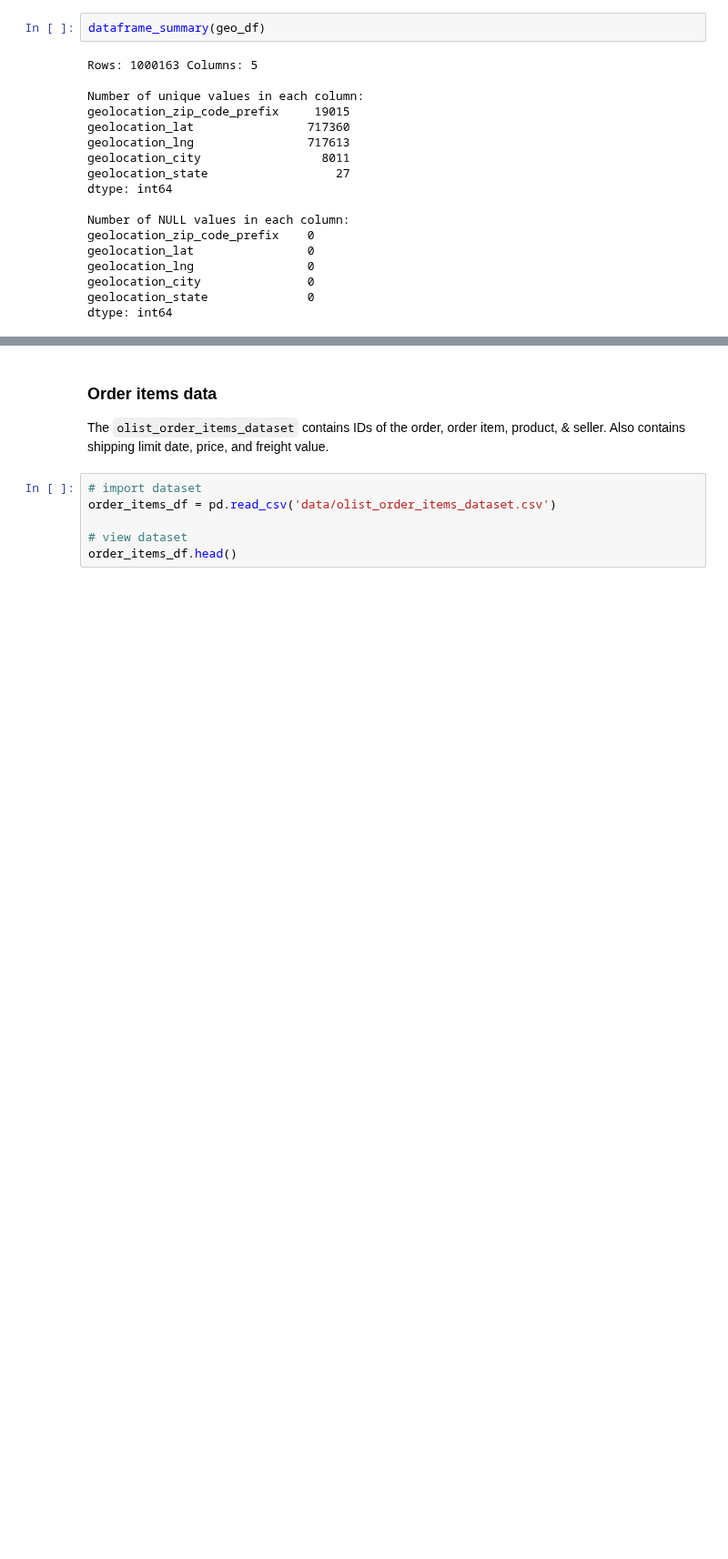
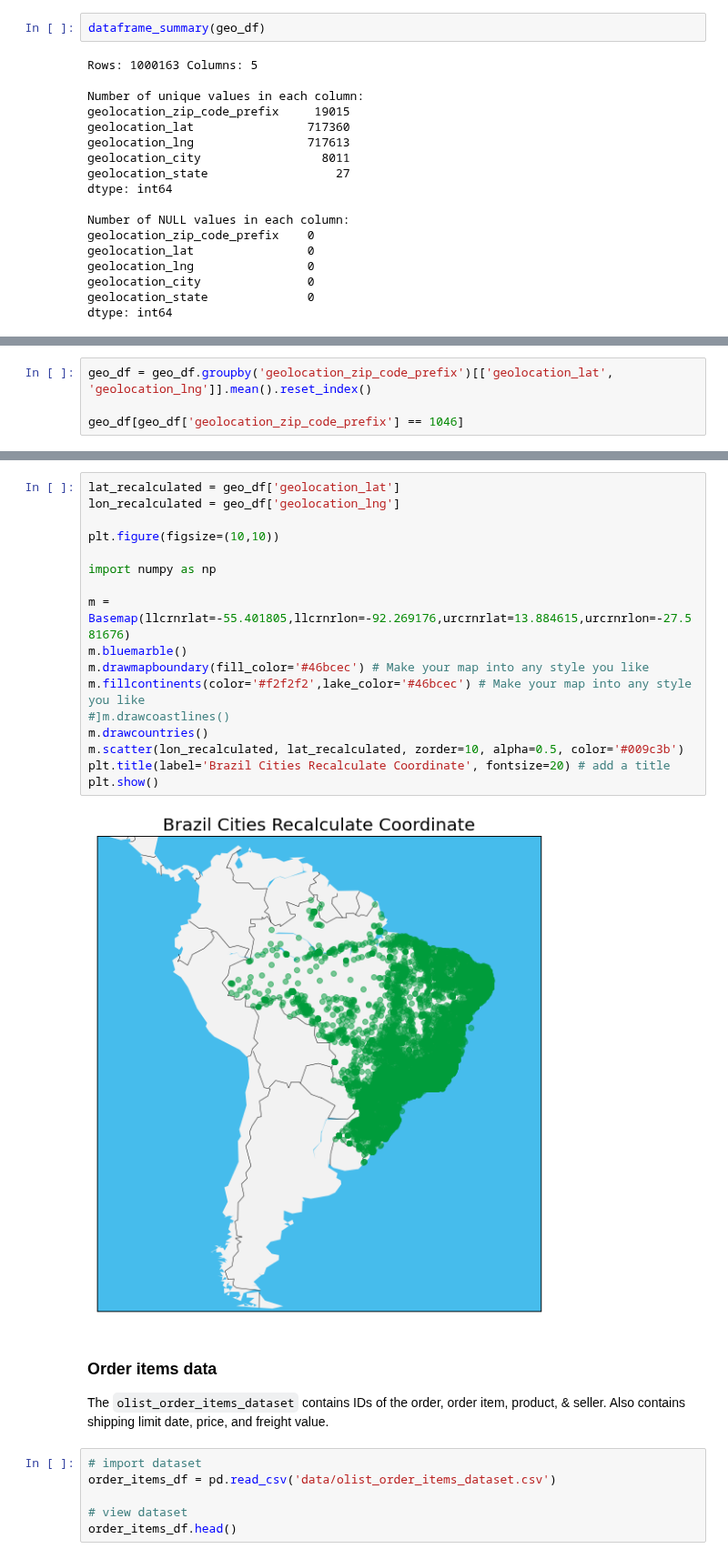
Before and after one commit to NoahPlage/Olist-Business-Analysis, a Jupyter notebook: olist-notebook.ipynb, the cells around one changed output, grey strips where cells are left out. Shown at 91% size. Drawn from its saved outputs; the diff is of its cells as text; blank space fills up the shorter version.

```diff
--- a/olist-notebook.ipynb
+++ b/olist-notebook.ipynb
@@ -369,0 +432,4 @@ geo_df[geo_df['geolocation_zip_code_prefix'] == 22261].head()
+# %%
+geo_df = geo_df.groupby('geolocation_zip_code_prefix')[['geolocation_lat', 'geolocation_lng']].mean().reset_index()
+
+geo_df[geo_df['geolocation_zip_code_prefix'] == 1046]
@@ -370,3 +448,22 @@ geo_df[geo_df['geolocation_zip_code_prefix'] == 22261].head()
+# %%
+lat_recalculated = geo_df['geolocation_lat']
+lon_recalculated = geo_df['geolocation_lng']
+
+plt.figure(figsize=(10,10))
+
+import numpy as np
+
+m = Basemap(llcrnrlat=-55.401805,llcrnrlon=-92.269176,urcrnrlat=13.884615,urcrnrlon=-27.581676)
+m.bluemarble()
+m.drawmapboundary(fill_color='#46bcec') # Make your map into any style you like
+m.fillcontinents(color='#f2f2f2',lake_color='#46bcec') # Make your map into any style you like
+#]m.drawcoastlines()
+m.drawcountries()
+m.scatter(lon_recalculated, lat_recalculated, zorder=10, alpha=0.5, color='#009c3b')
+plt.title(label='Brazil Cities Recalculate Coordinate', fontsize=20) # add a title
+plt.show()
+# %% [output]
+[figure, added]
 # %% [markdown]
 ### Order items data
 The `olist_order_items_dataset` contains IDs of the order, order item, product, & seller. Also contains shipping limit date, price, and freight value.
```
Also changed, not shown: parts of 16 cells of this notebook.
